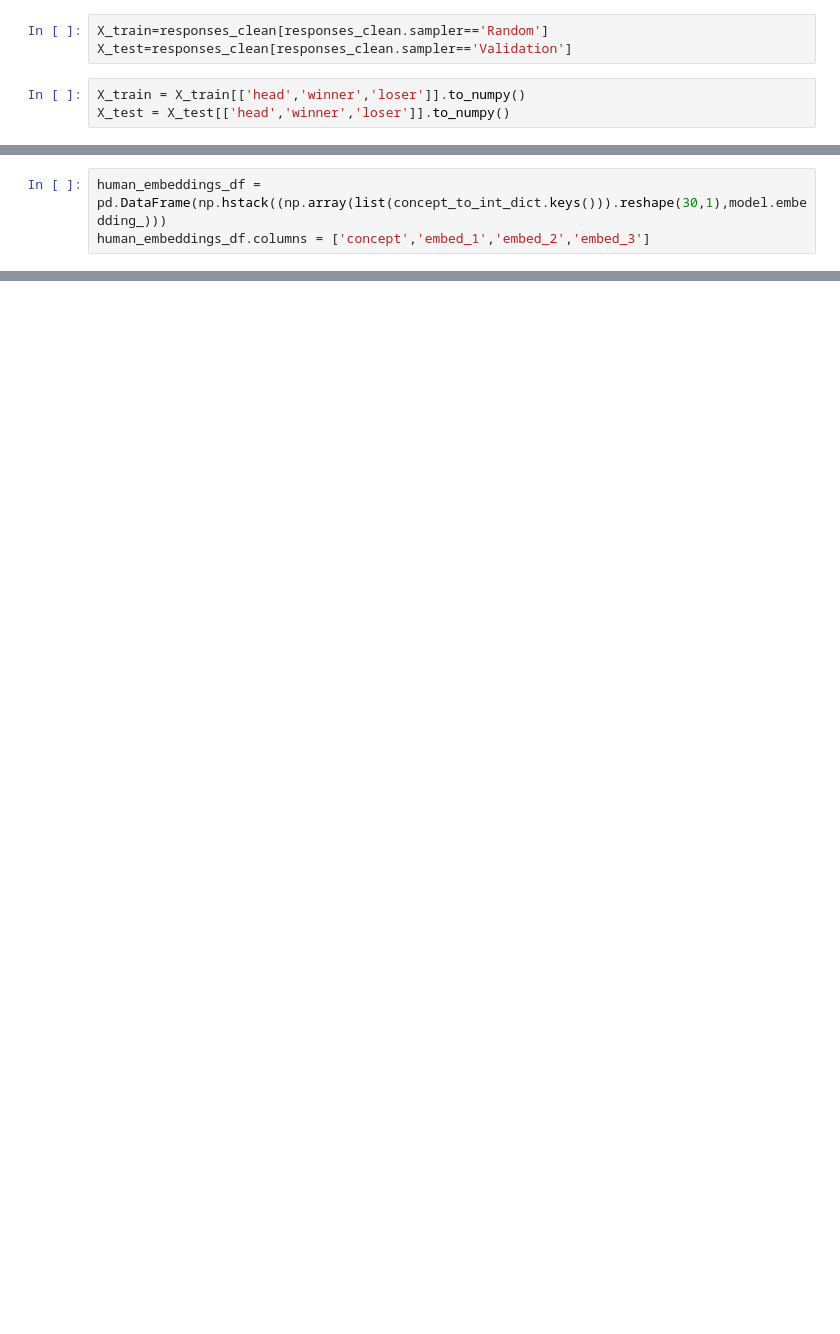
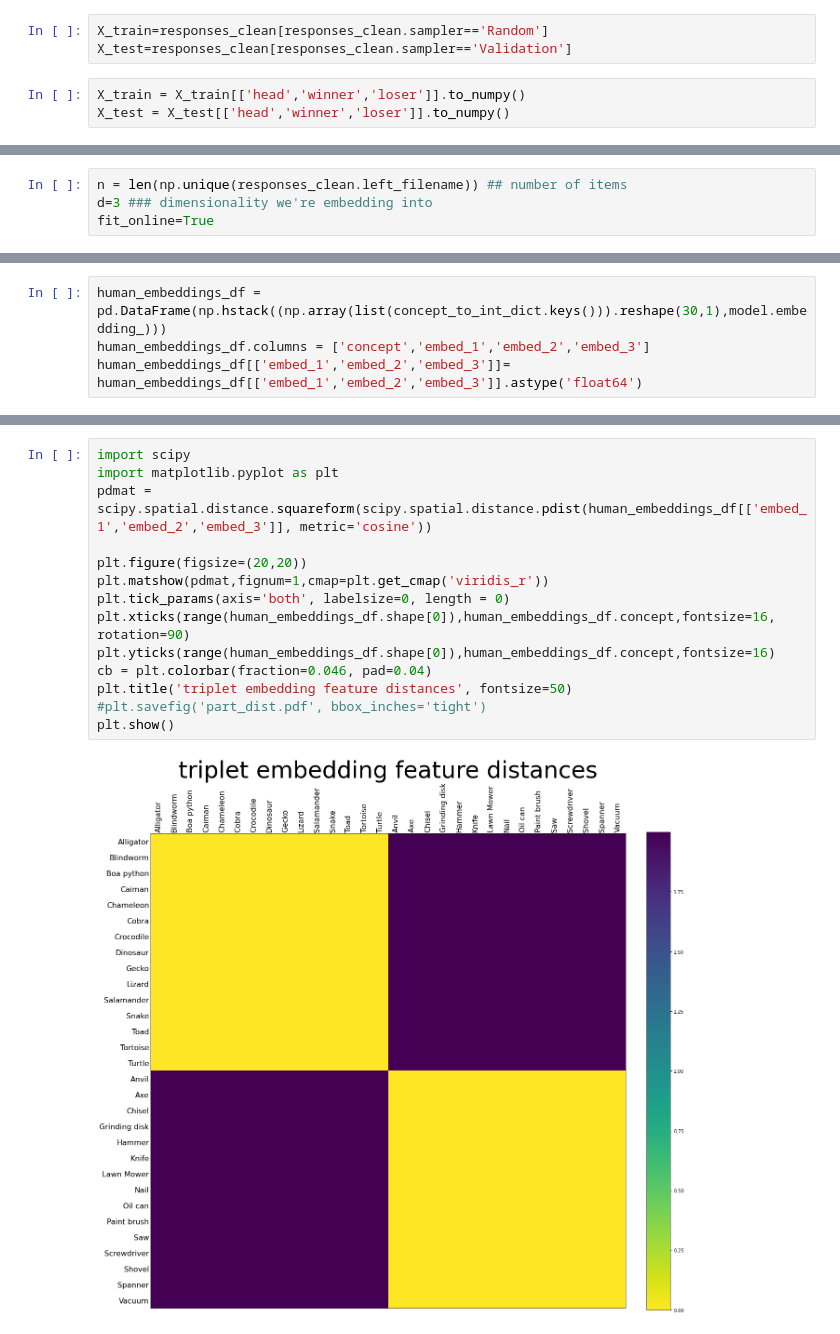
Before and after one commit to siddsuresh97/conceptual_representations_gpt, a Jupyter notebook: src/nb/triplet_cleaning.ipynb, the cells around one changed output, grey strips where cells are left out. Drawn from its saved outputs; the diff is of its cells as text; blank space fills up the shorter version.

```diff
--- a/src/nb/triplet_cleaning.ipynb
+++ b/src/nb/triplet_cleaning.ipynb
@@ -231,3 +174,7 @@ fit_online==True
+# %%
+n = len(np.unique(responses_clean.left_filename)) ## number of items
+d=3 ### dimensionality we're embedding into
+fit_online=True
 # %%
 if fit_online:
     model = OfflineEmbedding(n=n, d=d, max_epochs=8000,verbose=50)
@@ -255,6 +202,7 @@ mean minus current 0.004801571369171143 1100
 # %%
 human_embeddings_df = pd.DataFrame(np.hstack((np.array(list(concept_to_int_dict.keys())).reshape(30,1),model.embedding_)))
 human_embeddings_df.columns = ['concept','embed_1','embed_2','embed_3']
+human_embeddings_df[['embed_1','embed_2','embed_3']]= human_embeddings_df[['embed_1','embed_2','embed_3']].astype('float64')
 # %%
 human_embeddings_df['category'] = human_embeddings_df.apply(lambda x: concept_to_category[x['concept']],axis=1)
 human_embeddings_df = human_embeddings_df.sort_values(by = ['category','concept']).reset_index(drop=True)
@@ -260,0 +211,16 @@ human_embeddings_df = human_embeddings_df.sort_values(by = ['category','concept'
+# %%
+import scipy
+import matplotlib.pyplot as plt
+pdmat = scipy.spatial.distance.squareform(scipy.spatial.distance.pdist(human_embeddings_df[['embed_1','embed_2','embed_3']], metric='cosine'))
+
+plt.figure(figsize=(20,20))
+plt.matshow(pdmat,fignum=1,cmap=plt.get_cmap('viridis_r'))
+plt.tick_params(axis='both', labelsize=0, length = 0)
+plt.xticks(range(human_embeddings_df.shape[0]),human_embeddings_df.concept,fontsize=16, rotation=90)
+plt.yticks(range(human_embeddings_df.shape[0]),human_embeddings_df.concept,fontsize=16)
+cb = plt.colorbar(fraction=0.046, pad=0.04)
+plt.title('triplet embedding feature distances', fontsize=50)
+#plt.savefig('part_dist.pdf', bbox_inches='tight')
+plt.show()
+# %% [output]
+[figure, added]
```
Also changed, not shown: parts of 62 cells of this notebook, 16 other files.
